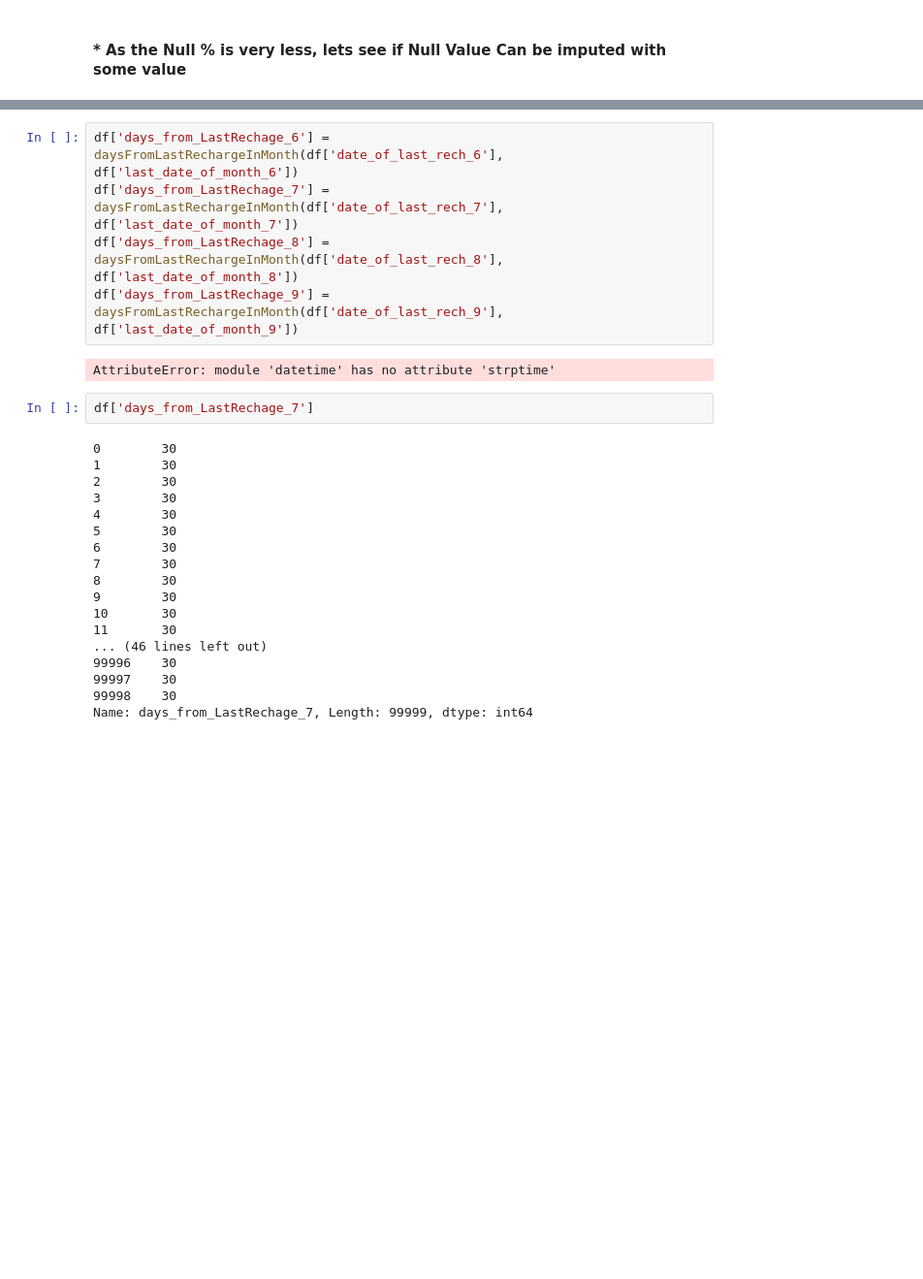
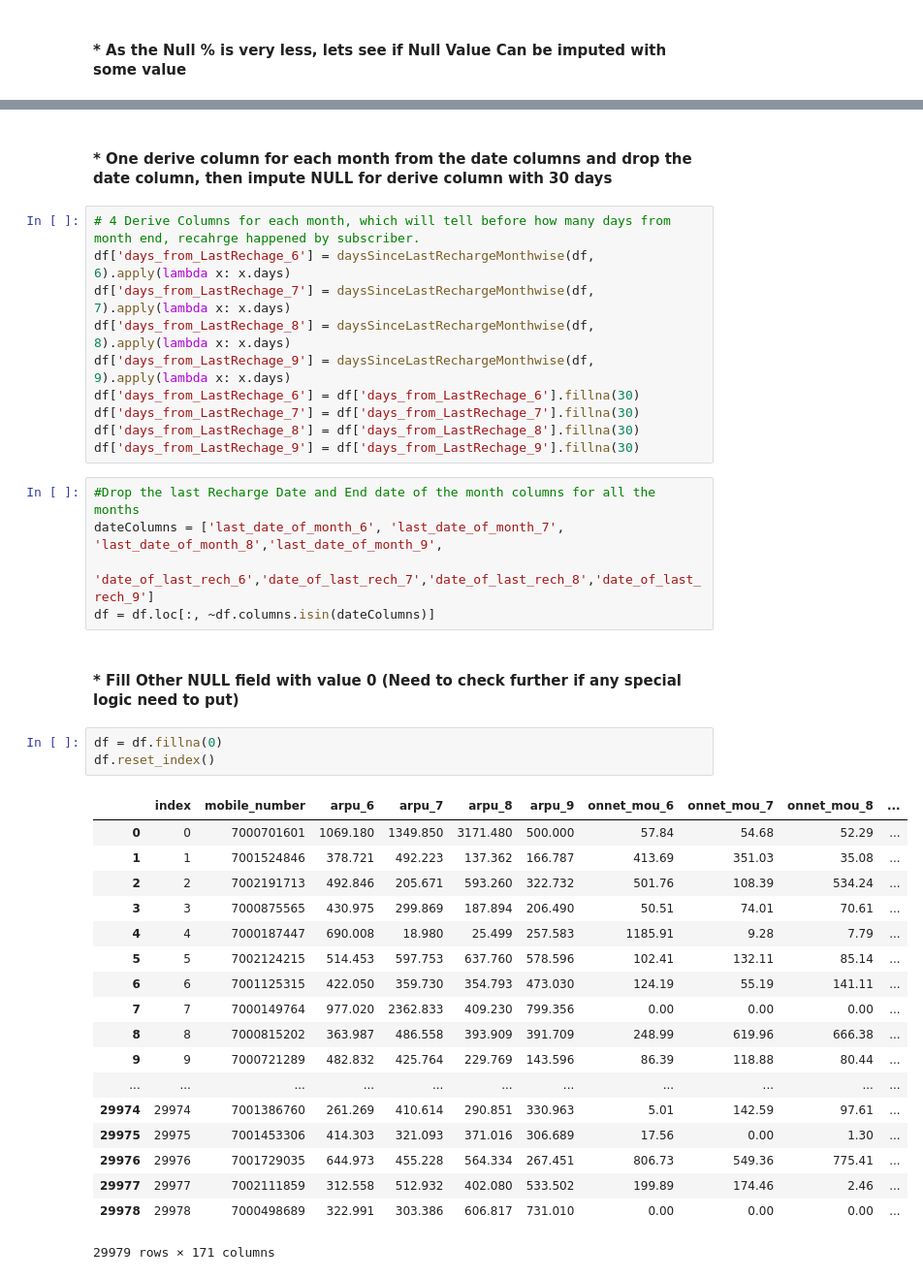
Before and after one commit to hrudaya21/Telecom_Churn_GroupAssignment, a Jupyter notebook: Individual_Analysis_Hrudaya.ipynb, the cells around one changed output, grey strips where cells are left out. Shown at 97% size. Cells and saved outputs as stored; diff of their text form; blank space fills up the shorter version.

```diff
--- a/Individual_Analysis_Hrudaya.ipynb
+++ b/Individual_Analysis_Hrudaya.ipynb
@@ -278,27 +324,41 @@ Common Columns Count ==> 0
-# %%
-df['days_from_LastRechage_6'] = daysFromLastRechargeInMonth(df['date_of_last_rech_6'], df['last_date_of_month_6'])
-df['days_from_LastRechage_7'] = daysFromLastRechargeInMonth(df['date_of_last_rech_7'], df['last_date_of_month_7'])
-df['days_from_LastRechage_8'] = daysFromLastRechargeInMonth(df['date_of_last_rech_8'], df['last_date_of_month_8'])
-df['days_from_LastRechage_9'] = daysFromLastRechargeInMonth(df['date_of_last_rech_9'], df['last_date_of_month_9'])
-# %% [output]
-AttributeError: module 'datetime' has no attribute 'strptime'
-# %%
-df['days_from_LastRechage_7']
-# %% [output]
-0        30
-1        30
-2        30
-3        30
-4        30
-5        30
-6        30
-7        30
-8        30
-9        30
-10       30
-11       30
-... (46 lines left out)
-99996    30
-99997    30
-99998    30
-Name: days_from_LastRechage_7, Length: 99999, dtype: int64
+# %% [markdown]
+#### * One derive column for each month from the date columns and drop the date column, then impute NULL for derive column with 30 days
+# %%
+# 4 Derive Columns for each month, which will tell before how many days from month end, recahrge happened by subscriber.
+df['days_from_LastRechage_6'] = daysSinceLastRechargeMonthwise(df, 6).apply(lambda x: x.days)
+df['days_from_LastRechage_7'] = daysSinceLastRechargeMonthwise(df, 7).apply(lambda x: x.days)
+df['days_from_LastRechage_8'] = daysSinceLastRechargeMonthwise(df, 8).apply(lambda x: x.days)
+df['days_from_LastRechage_9'] = daysSinceLastRechargeMonthwise(df, 9).apply(lambda x: x.days)
+df['days_from_LastRechage_6'] = df['days_from_LastRechage_6'].fillna(30)
+df['days_from_LastRechage_7'] = df['days_from_LastRechage_7'].fillna(30)
+df['days_from_LastRechage_8'] = df['days_from_LastRechage_8'].fillna(30)
+df['days_from_LastRechage_9'] = df['days_from_LastRechage_9'].fillna(30)
+# %%
+#Drop the last Recharge Date and End date of the month columns for all the months
+dateColumns = ['last_date_of_month_6', 'last_date_of_month_7', 'last_date_of_month_8','last_date_of_month_9',
+              'date_of_last_rech_6','date_of_last_rech_7','date_of_last_rech_8','date_of_last_rech_9']
+df = df.loc[:, ~df.columns.isin(dateColumns)]
+# %% [markdown]
+#### * Fill Other NULL field with value 0 (Need to check further if any special logic need to put)
+# %%
+df = df.fillna(0)
+df.reset_index()
+# %% [output]
+|  | index | mobile_number | arpu_6 | arpu_7 | arpu_8 | arpu_9 | onnet_mou_6 | onnet_mou_7 | onnet_mou_8 | ... |
+| 0 | 0 | 7000701601 | 1069.180 | 1349.850 | 3171.480 | 500.000 | 57.84 | 54.68 | 52.29 | ... |
+| 1 | 1 | 7001524846 | 378.721 | 492.223 | 137.362 | 166.787 | 413.69 | 351.03 | 35.08 | ... |
+| 2 | 2 | 7002191713 | 492.846 | 205.671 | 593.260 | 322.732 | 501.76 | 108.39 | 534.24 | ... |
+| 3 | 3 | 7000875565 | 430.975 | 299.869 | 187.894 | 206.490 | 50.51 | 74.01 | 70.61 | ... |
+| 4 | 4 | 7000187447 | 690.008 | 18.980 | 25.499 | 257.583 | 1185.91 | 9.28 | 7.79 | ... |
+| 5 | 5 | 7002124215 | 514.453 | 597.753 | 637.760 | 578.596 | 102.41 | 132.11 | 85.14 | ... |
+| 6 | 6 | 7001125315 | 422.050 | 359.730 | 354.793 | 473.030 | 124.19 | 55.19 | 141.11 | ... |
+| 7 | 7 | 7000149764 | 977.020 | 2362.833 | 409.230 | 799.356 | 0.00 | 0.00 | 0.00 | ... |
+| 8 | 8 | 7000815202 | 363.987 | 486.558 | 393.909 | 391.709 | 248.99 | 619.96 | 666.38 | ... |
+| 9 | 9 | 7000721289 | 482.832 | 425.764 | 229.769 | 143.596 | 86.39 | 118.88 | 80.44 | ... |
+| ... | ... | ... | ... | ... | ... | ... | ... | ... | ... | ... |
+| 29974 | 29974 | 7001386760 | 261.269 | 410.614 | 290.851 | 330.963 | 5.01 | 142.59 | 97.61 | ... |
+| 29975 | 29975 | 7001453306 | 414.303 | 321.093 | 371.016 | 306.689 | 17.56 | 0.00 | 1.30 | ... |
+| 29976 | 29976 | 7001729035 | 644.973 | 455.228 | 564.334 | 267.451 | 806.73 | 549.36 | 775.41 | ... |
+| 29977 | 29977 | 7002111859 | 312.558 | 512.932 | 402.080 | 533.502 | 199.89 | 174.46 | 2.46 | ... |
+| 29978 | 29978 | 7000498689 | 322.991 | 303.386 | 606.817 | 731.010 | 0.00 | 0.00 | 0.00 | ... |
+29979 rows × 171 columns
```
Also changed, not shown: parts of 16 cells of this notebook.
